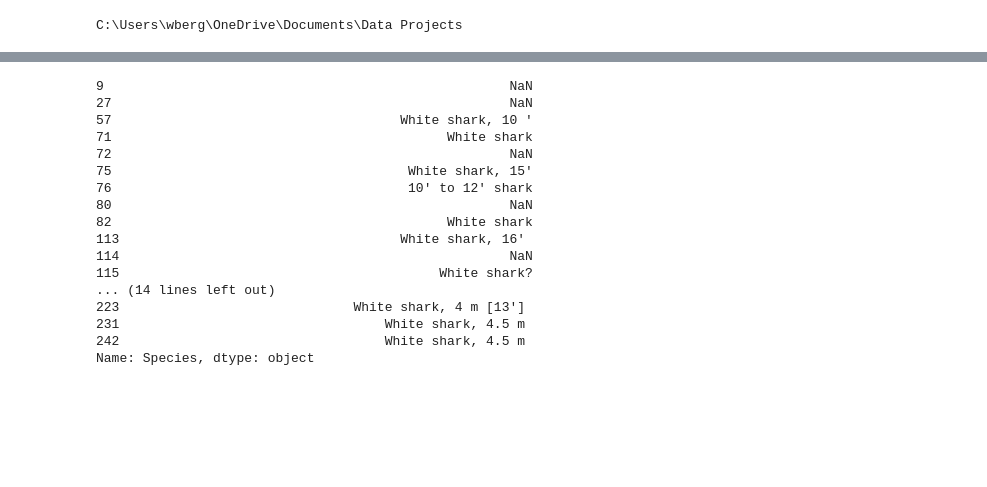
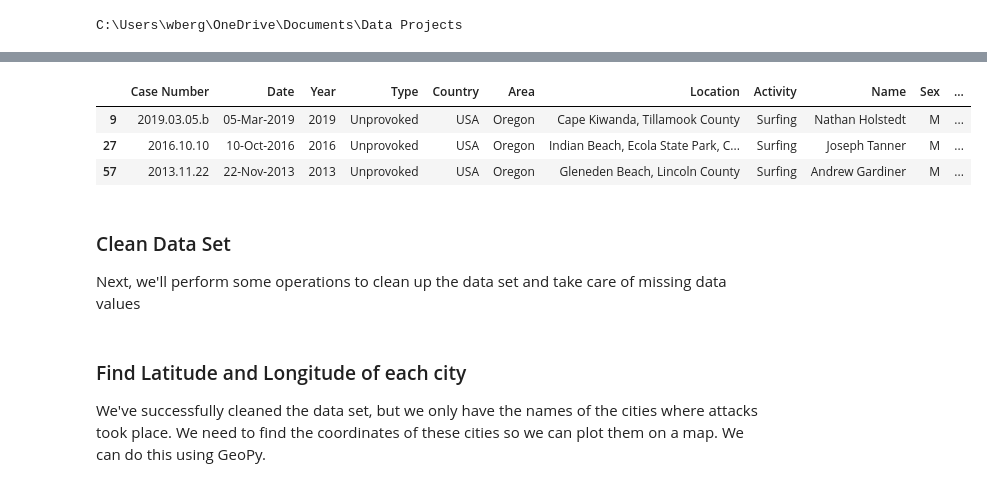
Before and after one commit to warren-berg/Oregon-Coast-Shark-Attacks, a Jupyter notebook: Shark Attacks on the Oregon Coast.ipynb, the cells around one changed output, grey strips where cells are left out. Saved outputs shown, nothing was run; the diff lists cells and outputs as text; code cells hidden in the pictures; blank space fills up the shorter version.

```diff
--- a/Shark Attacks on the Oregon Coast.ipynb
+++ b/Shark Attacks on the Oregon Coast.ipynb
@@ -160,29 +40,0 @@ The data shows that every person that has been attacked by a shark in Oregon has
-# %%
-# Demographics of people attacked
-print('Demographics of the People Attacked by Sharks')
-print('_______________________________________________________________________________________________________________________________')
-print('')
-
-# Age Demographics
-by_age = oregon_attacks['Age']    # subset column of Age values
-by_age = by_age.dropna()          # delete missing age values
-by_age = by_age.astype(int)       # convert data type to int
-
-#Take average and print
-avg_age = np.average(by_age)
-print("The average age of people who were attacked is,", avg_age,".")
-print('_______________________________________________________________________________________________________________________________')
-print('')
-
-# Gender Demographics
-oregon_attacks.rename(columns = {'Sex ': 'Sex'}, inplace = True)
-print(oregon_attacks['Sex'].value_counts())
-print("")
-print('There have been 28 males and 1 female involved in attacks')
-print('_______________________________________________________________________________________________________________________________')
-
-# Any people Attacked more than once?
-oregon_attacks['Name'].value_counts()
-print("Amazingly, there has been one surfer who has been attacked twice on the Oregon Coast."
-      "His Name is Seth Mead and he was attacked in 2004 and 2010. The details are provided below.")
-oregon_attacks[oregon_attacks['Name'] == 'Seth Mead']
@@ -348,23 +40,0 @@ Any correlation between what time of year attacks occur and which location?
-# %%
-# Information on Sharks
-
-oregon_attacks.rename(columns = {'Species ' : 'Species'}, inplace = True)
-oregon_attacks['Species']
-# %% [output]
-9                                                    NaN
-27                                                   NaN
-57                                     White shark, 10 '
-71                                           White shark
-72                                                   NaN
-75                                      White shark, 15'
-76                                      10' to 12' shark
-80                                                   NaN
-82                                           White shark
-113                                    White shark, 16'
-114                                                  NaN
-115                                         White shark?
-... (14 lines left out)
-223                              White shark, 4 m [13']
-231                                  White shark, 4.5 m
-242                                  White shark, 4.5 m
-Name: Species, dtype: object
@@ -381,0 +41,10 @@ Name: Species, dtype: object
+# %%
+oregon_attacks.head(3)
+# %% [output]
+|  | Case Number | Date | Year | Type | Country | Area | Location | Activity | Name | Sex | ... |
+| 9 | 2019.03.05.b | 05-Mar-2019 | 2019 | Unprovoked | USA | Oregon | Cape Kiwanda, Tillamook County | Surfing | Nathan Holstedt | M | ... |
+| 27 | 2016.10.10 | 10-Oct-2016 | 2016 | Unprovoked | USA | Oregon | Indian Beach, Ecola State Park, C... | Surfing | Joseph Tanner | M | ... |
+| 57 | 2013.11.22 | 22-Nov-2013 | 2013 | Unprovoked | USA | Oregon | Gleneden Beach, Lincoln County | Surfing | Andrew Gardiner | M | ... |
+# %% [markdown]
+### Clean Data Set
+Next, we'll perform some operations to clean up the data set and take care of missing data values
@@ -381,0 +89,5 @@ Name: Species, dtype: object
+# %% [markdown]
+### Find Latitude and Longitude of each city
+
+We've successfully cleaned the data set, but we only have the names of the cities where attacks took place.
+We need to find the coordinates of these cities so we can plot them on a map. We can do this using GeoPy.
```
Also changed, not shown: parts of 42 cells of this notebook.
